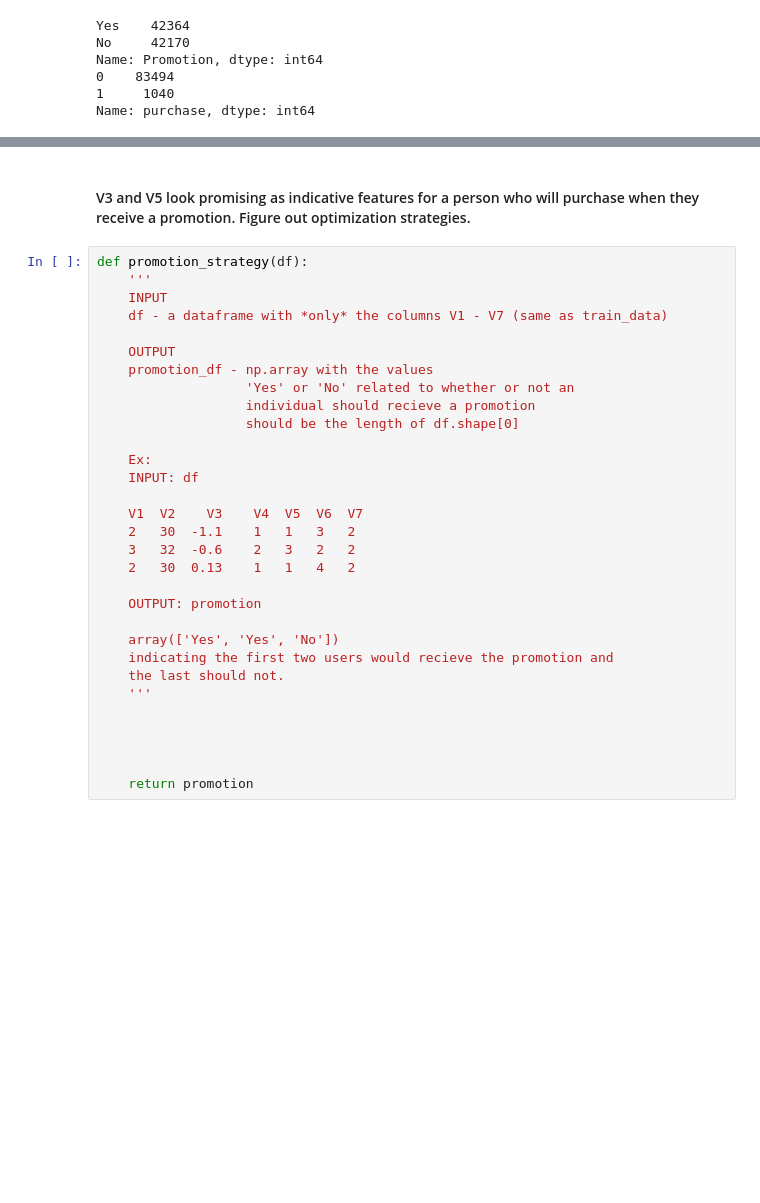
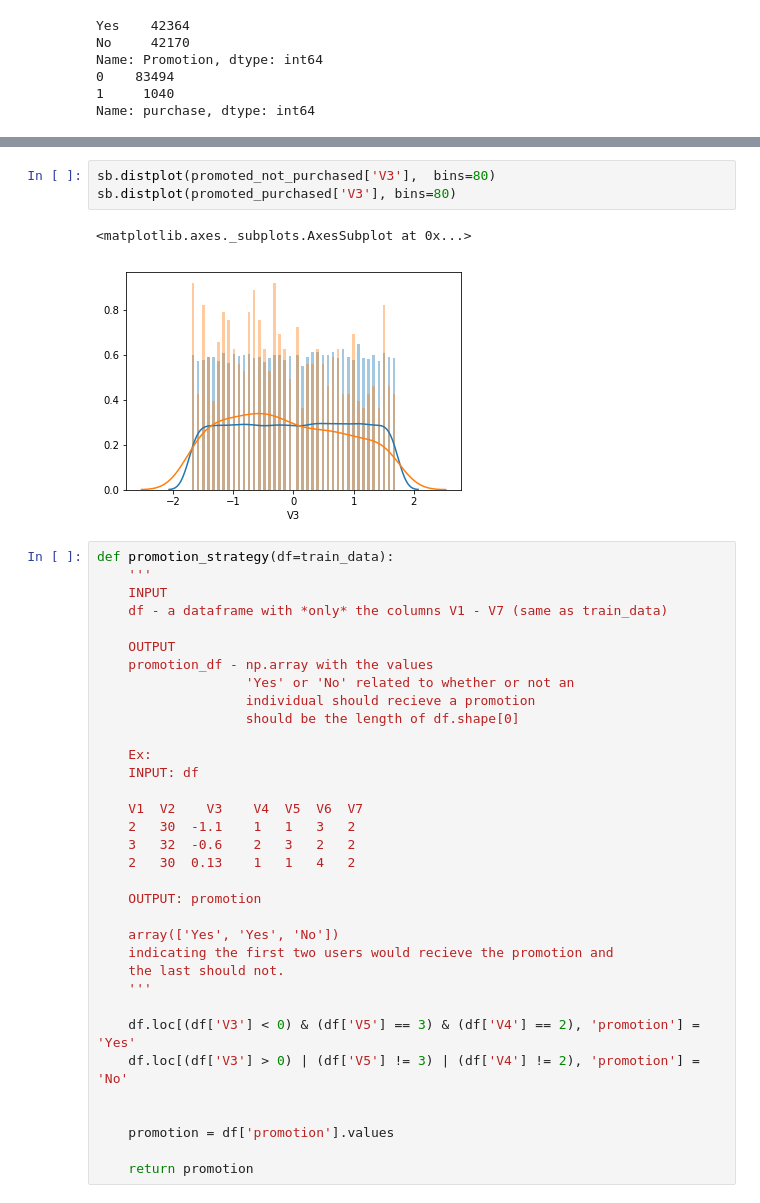
Before and after one commit to misrakberhe/starbuckspromotion, a Jupyter notebook: Starbucks.ipynb, the cells around one changed output, grey strips where cells are left out. Drawn from its saved outputs; the diff is of its cells as text; blank space fills up the shorter version.

Commit message:
feat: added Optimization strategy
Your irr with this strategy is 0.0200.

Your nir with this strategy is 133.95.

```diff
--- a/Starbucks.ipynb
+++ b/Starbucks.ipynb
@@ -192,7 +193,11 @@ for i in traits:
-# %% [markdown]
-#### V3 and V5 look promising as indicative features for a person who will purchase when they receive a promotion. Figure out optimization strategies.
+# %%
+sb.distplot(promoted_not_purchased['V3'],  bins=80)
+sb.distplot(promoted_purchased['V3'], bins=80)
+# %% [output]
+<matplotlib.axes._subplots.AxesSubplot at 0x...>
+[figure, added]
 # %%
-def promotion_strategy(df):
+def promotion_strategy(df=train_data):
     '''
     INPUT
     df - a dataframe with *only* the columns V1 - V7 (same as train_data)
@@ -218,8 +223,11 @@ def promotion_strategy(df):
     the last should not.
     '''
 
+    df.loc[(df['V3'] < 0) & (df['V5'] == 3) & (df['V4'] == 2), 'promotion'] = 'Yes'
+    df.loc[(df['V3'] > 0) | (df['V5'] != 3) | (df['V4'] != 2), 'promotion'] = 'No'
 
 
+    promotion = df['promotion'].values
 
     return promotion
 # %%
```
Also changed, not shown: parts of 3 cells of this notebook.
